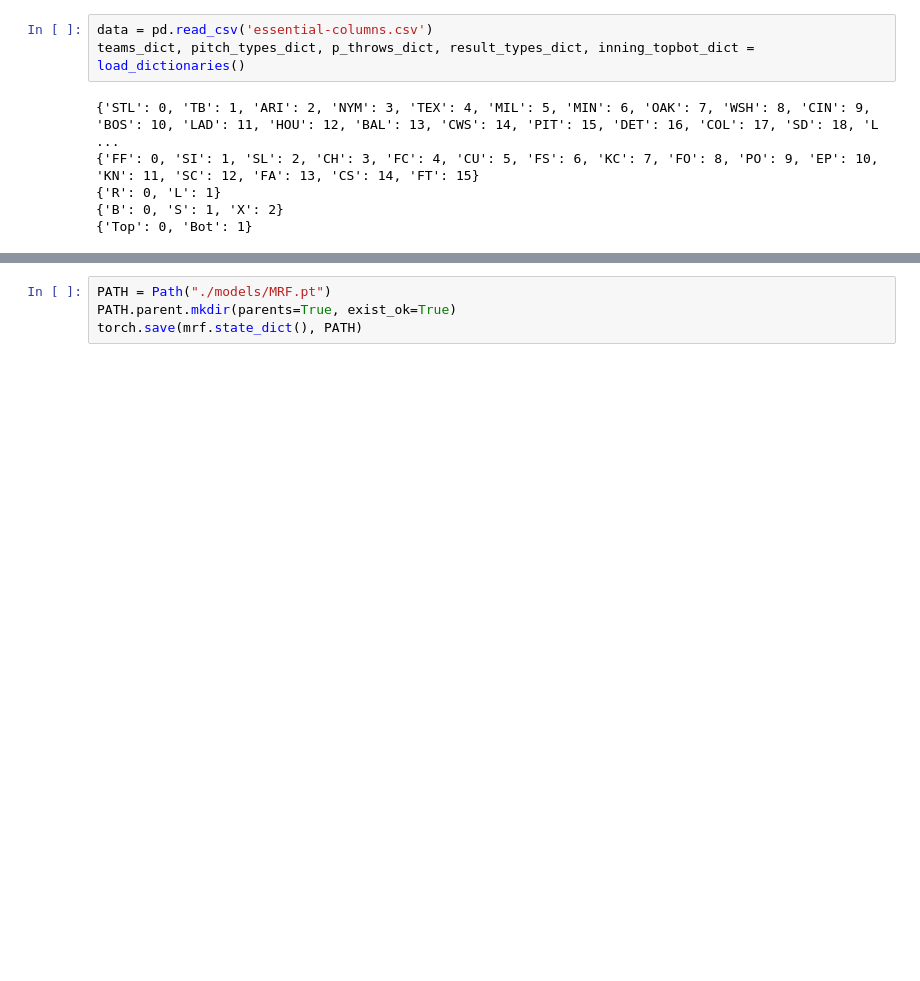
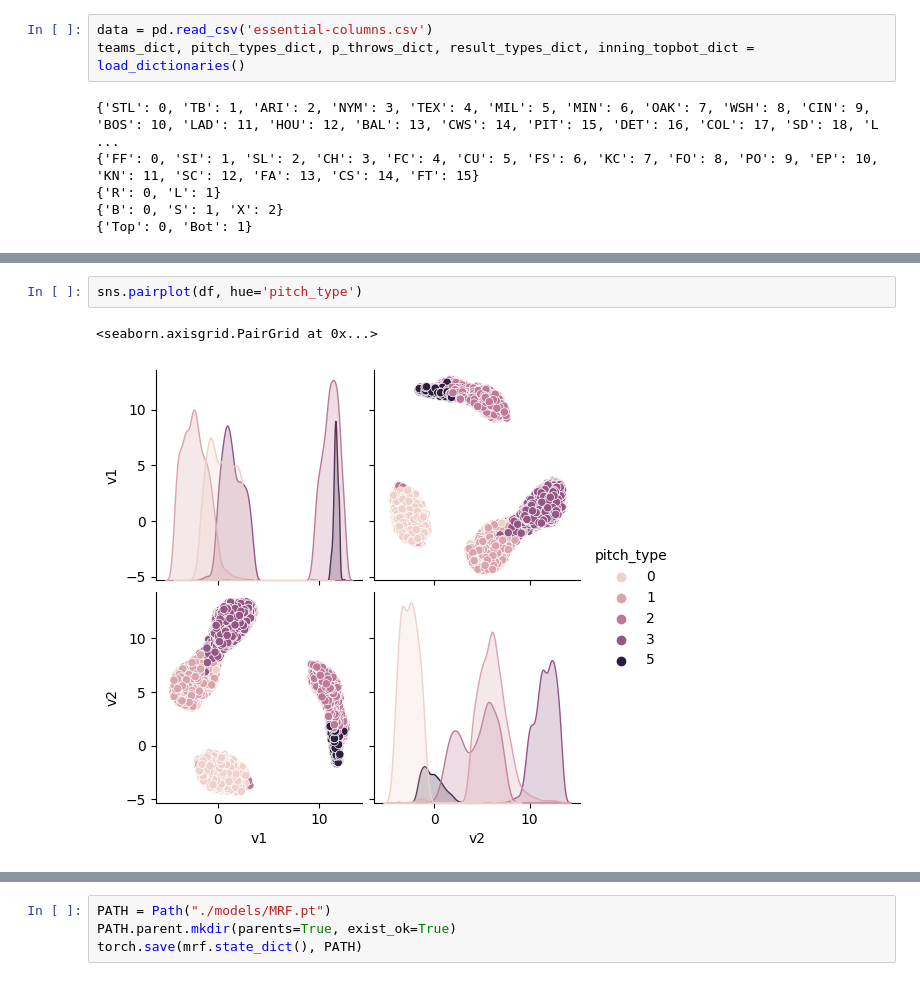
Before and after one commit to Steelfenix/Thesis, a Jupyter notebook: v1.ipynb, the cells around one changed output, grey strips where cells are left out. Cells and saved outputs as stored; diff of their text form; blank space fills up the shorter version.

```diff
--- a/v1.ipynb
+++ b/v1.ipynb
@@ -260 +330,6 @@ X, y = df_to_X_y2(test_df, 'pitch_type', 10)
+# %%
+sns.pairplot(df, hue='pitch_type')
+# %% [output]
+<seaborn.axisgrid.PairGrid at 0x...>
+[figure, added]
 # %%
```
Also changed, not shown: parts of 23 cells of this notebook, 2 other files.
